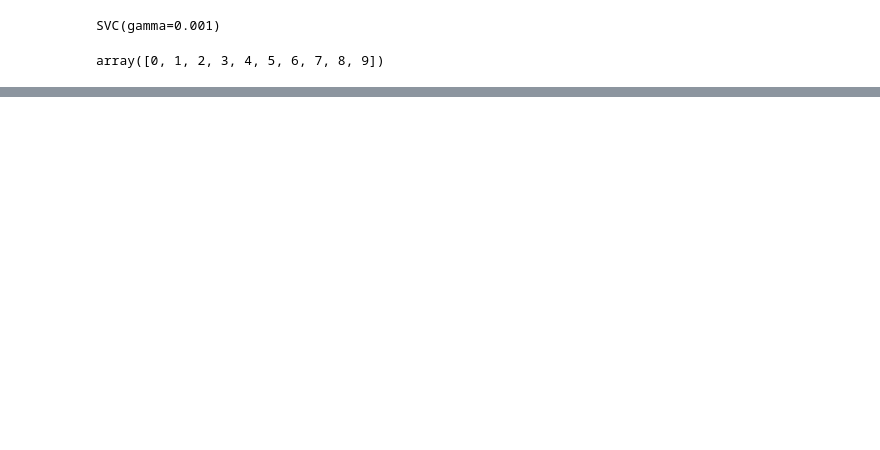
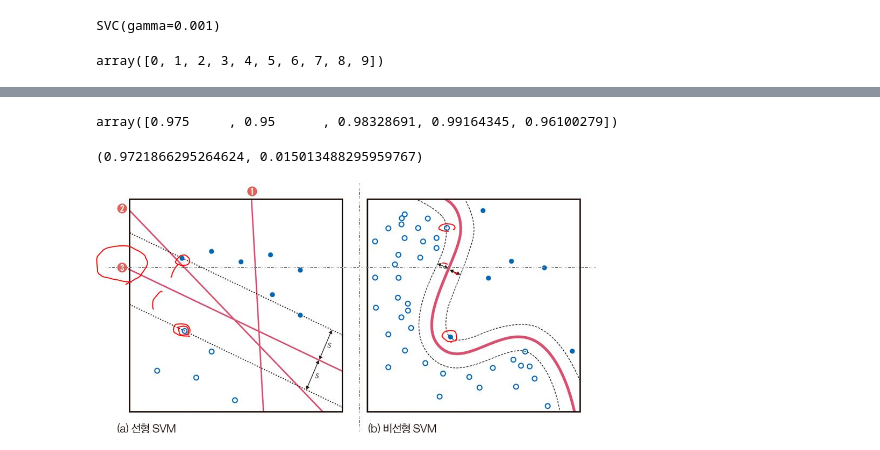
Before and after one commit to leekyuyoung4/ml0719, a Jupyter notebook: 기계학습/기계학습.ipynb, the cells around one changed output, grey strips where cells are left out. Cells and saved outputs as stored; diff of their text form; code cells hidden in the pictures; blank space fills up the shorter version.

```diff
--- a/기계학습/기계학습.ipynb
+++ b/기계학습/기계학습.ipynb
@@ -317,0 +386,8 @@ array([0, 1, 2, 3, 4, 5, 6, 7, 8, 9])
+# %%
+accuracies
+# %% [output]
+array([0.975     , 0.95      , 0.98328691, 0.99164345, 0.96100279])
+# %%
+accuracies.mean(), accuracies.std()
+# %% [output]
+(0.9721866295264624, 0.015013488295959767)
@@ -317,0 +402,6 @@ array([0, 1, 2, 3, 4, 5, 6, 7, 8, 9])
+# %%
+# 특징공간을 분할하는 결정경계
+# 비선형 분류기  사용
+display.Image('E:/1 강남야간/img/003.jpg',width=500, height=500)
+# %% [output]
+[figure, added]
```
Also changed, not shown: parts of 18 cells of this notebook, 1 other file.
